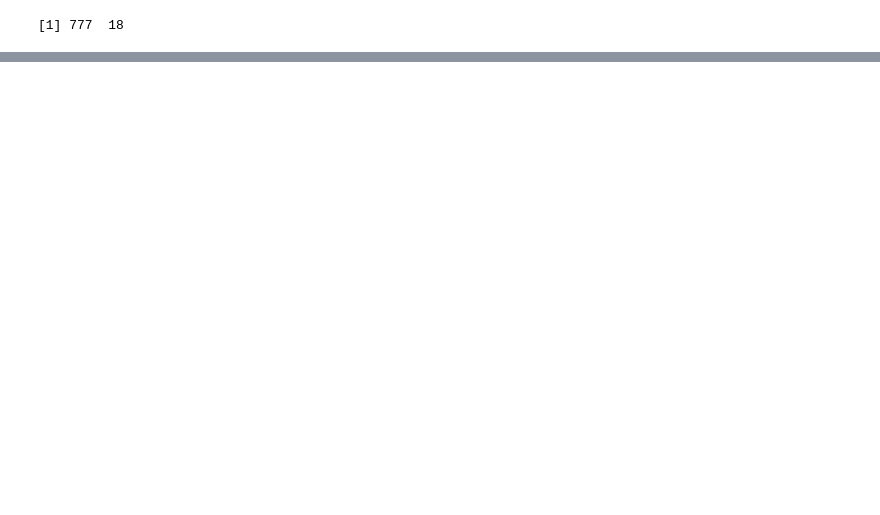
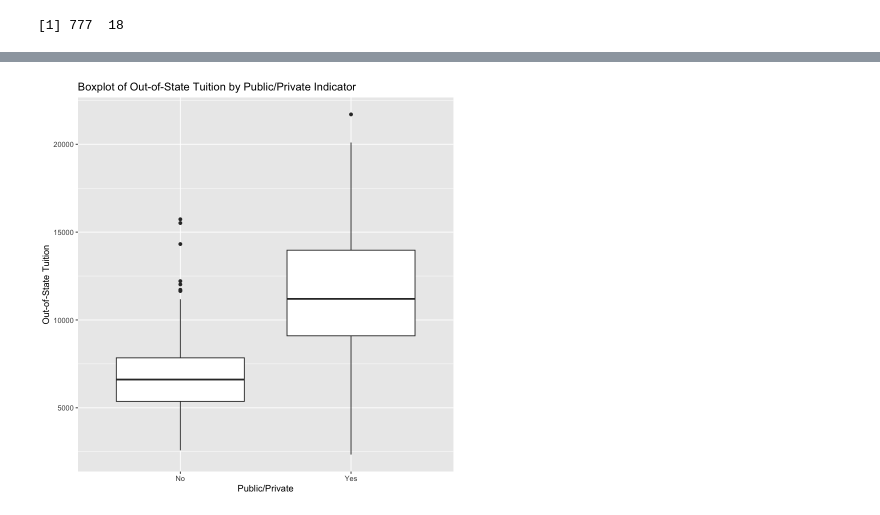
Before and after one commit to devt287/applied_stat, a Jupyter notebook: HW1_P4.ipynb, the cells around one changed output, grey strips where cells are left out. Drawn from its saved outputs; the diff is of its cells as text; code cells hidden in the pictures; blank space fills up the shorter version.

```diff
--- a/HW1_P4.ipynb
+++ b/HW1_P4.ipynb
@@ -19,6 +19,6 @@ dim(college)
 # %%
 ### YOUR CODE: add a variable called "Accept_ratio" representing
 # the acceptance ratio of each university (~1 line)
-Accept_ratio <- college$Accepted / college$Apps
+Accept_ratio <- college$Accept / college$Apps
 
 college <- data.frame(college, Accept_ratio)
@@ -33,8 +36,14 @@ View(college[NYU_idx,])
 # %%
 library("ggplot2")
 
 ### YOUR CODE: using ggplot, make a box plot of the out-of-state tuition against
 # the public/private indicator (~1 line)
+
+
+
+ggplot(college, aes(x=Private, y=Outstate)) + geom_boxplot() + labs(title="Boxplot of Out-of-State Tuition by Public/Private Indicator", y="Out-of-State Tuition", x="Public/Private")
+# %% [output]
+[figure, added]
 # %%
 ### YOUR CODE: using ggplot, make a violin plot of the estimated personal spending
 # against the public/private indicator (~1 line)
```
Also changed, not shown: parts of 5 cells of this notebook.
